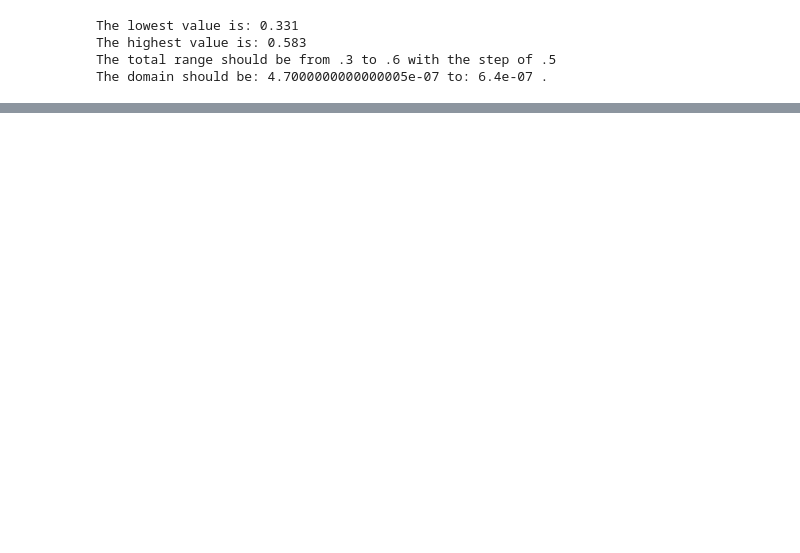
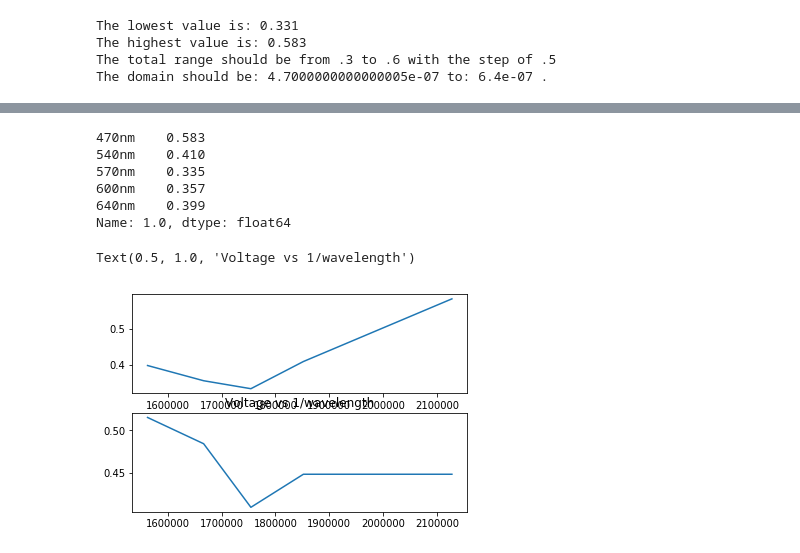
Before and after one commit to Sephfire05/Modern-Physics-Lab-SPR-2019, a Jupyter notebook: Exp 2 - The Photoelectric Effect.ipynb, the cells around one changed output, grey strips where cells are left out. Drawn from its saved outputs; the diff is of its cells as text; code cells hidden in the pictures; blank space fills up the shorter version.

```diff
--- a/Exp 2 - The Photoelectric Effect.ipynb
+++ b/Exp 2 - The Photoelectric Effect.ipynb
@@ -75,4 +74,7 @@ df
 # Importing matplotlib for low level visualization.
 import matplotlib.pyplot as plt
 df
+labels = np.array([4.7e-07, 5.4e-07, 5.7e-07, 6.0e-07, 6.4e-07])
+inverselabels = 1 / labels
+print(inverselabels)
 # %% [output]
@@ -106,0 +105,26 @@ array([<matplotlib.axes._subplots.AxesSubplot object at 0x...>,
+# %%
+df1['470nm']
+df1.loc[1.0]
+# %% [output]
+470nm    0.583
+540nm    0.410
+570nm    0.335
+600nm    0.357
+640nm    0.399
+Name: 1.0, dtype: float64
+# %%
+# Plotting with MatLab
+s1 = pd.Series(df1['470nm'])
+plt.figure(1)
+plt.subplot(211)
+plt.plot(inverselabels, df1.loc[1.0])
+plt.subplot(212)
+plt.plot(inverselabels, df1.loc[2.0])
+#plt.subplot(213)
+#plt.plot(inverselabels, df1.loc[3.0])
+
+plt.title('Voltage vs 1/wavelength')
+# Can only get two subplots to work
+# %% [output]
+Text(0.5, 1.0, 'Voltage vs 1/wavelength')
+[figure, added]
```
Also changed, not shown: parts of 4 cells of this notebook.
